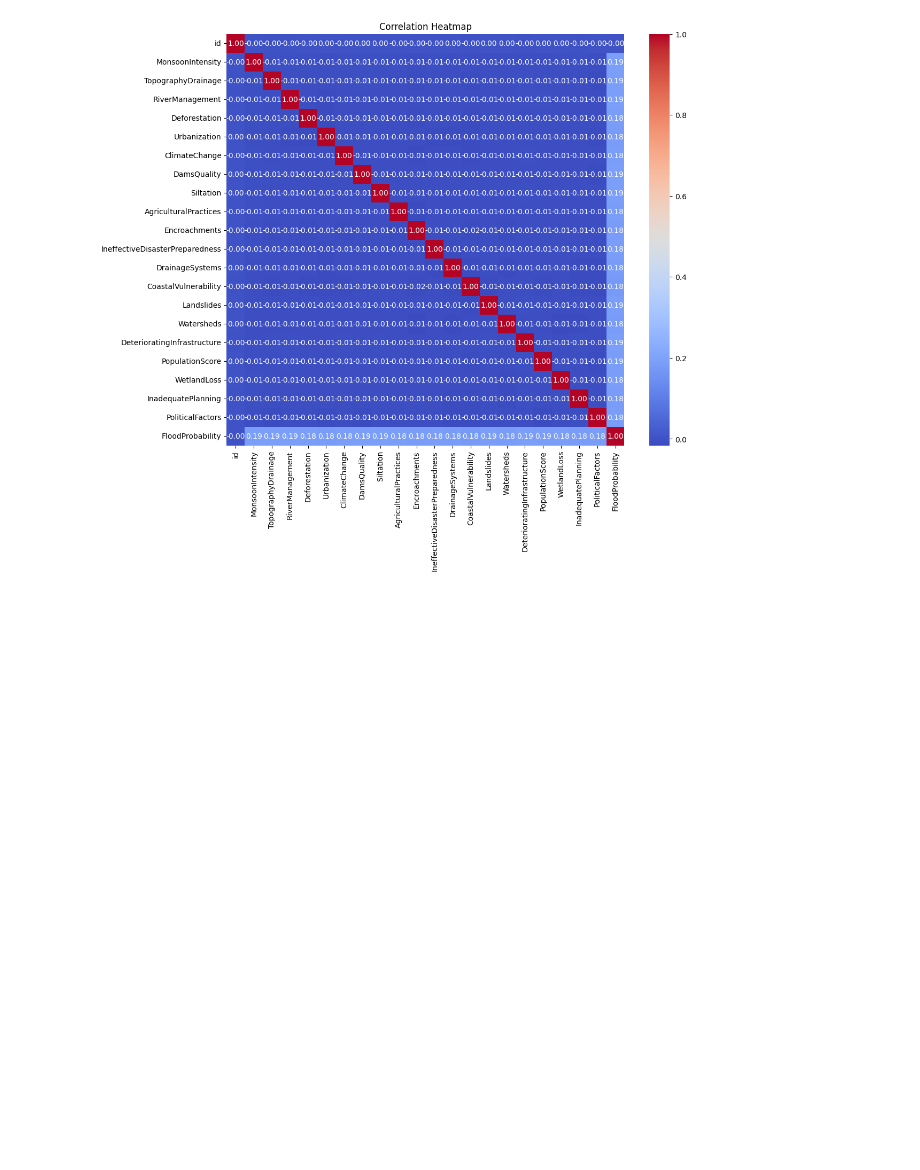
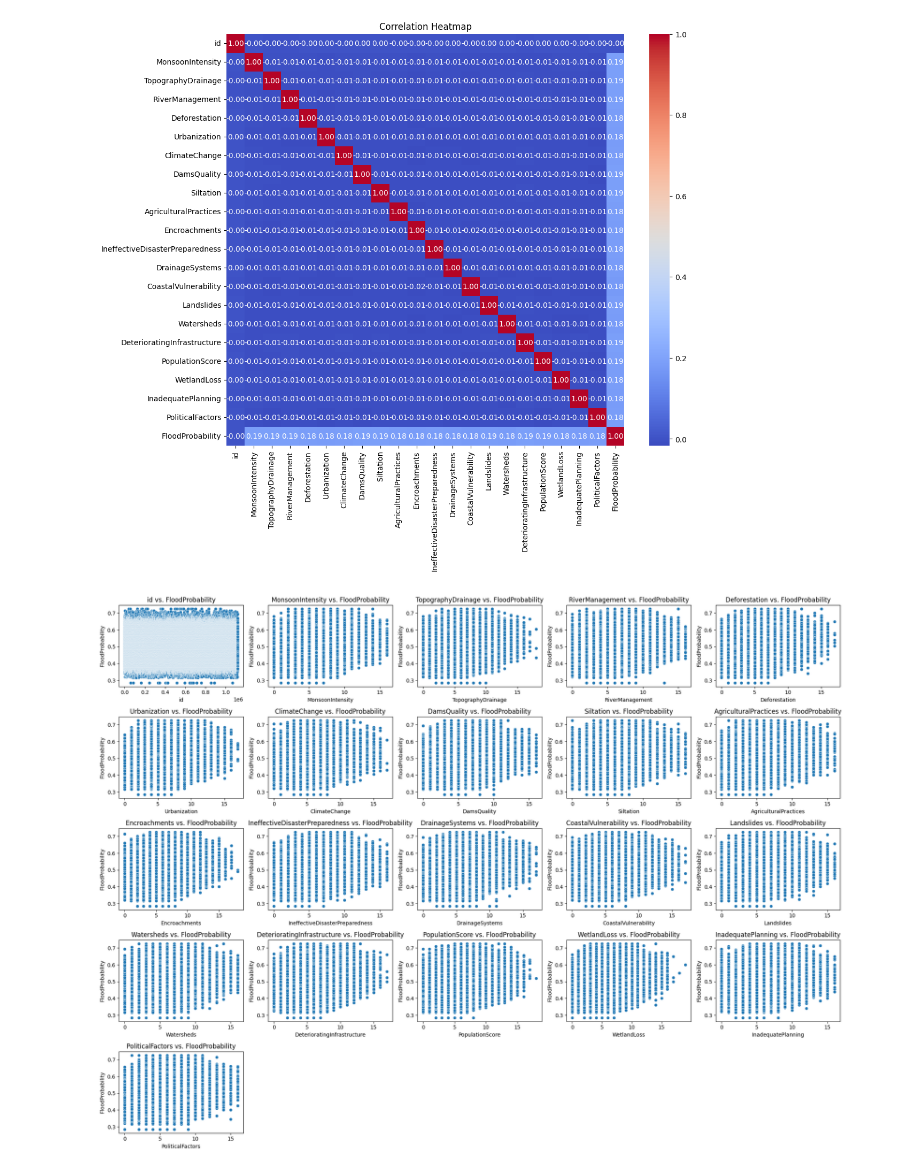
Before and after one commit to Cralsic123/PS4E5_flood, a Jupyter notebook: PS4E5_Trial_1.ipynb, the cells around one changed output. Saved outputs shown, nothing was run; the diff lists cells and outputs as text; code cells hidden in the pictures; blank space fills up the shorter version.

```diff
--- a/PS4E5_Trial_1.ipynb
+++ b/PS4E5_Trial_1.ipynb
@@ -49,3 +49,13 @@ plt.title('Correlation Heatmap')
 plt.show()
 # %% [output]
 [figure]
+# %%
+plt.figure(figsize=(20, 15))
+for i, col in enumerate(train_df.columns[:-1]):
+    plt.subplot(5, 5, i+1)
+    sns.scatterplot(x=col, y='FloodProbability', data=train_df)
+    plt.title(f'{col} vs. FloodProbability')
+plt.tight_layout()
+plt.show()
+# %% [output]
+[figure, added]
```
